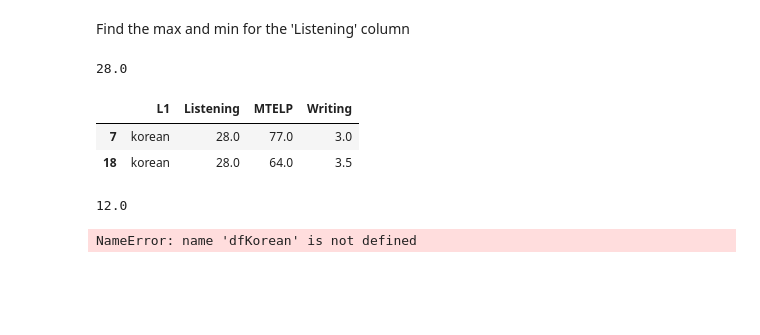
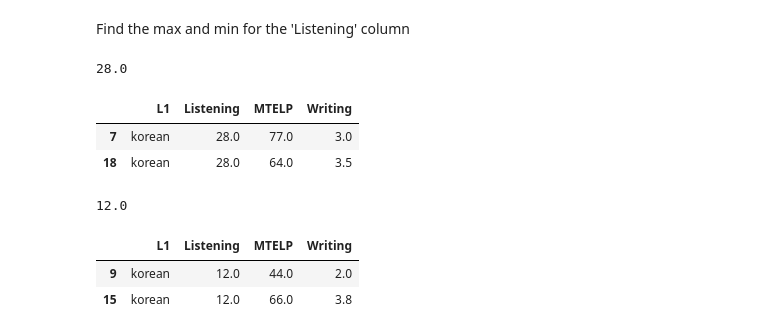
Before and after one commit to mmj32/Class-Practice-Repo, a Jupyter notebook: todo3/pandas_notes_robert.ipynb, the cells around one changed output. Drawn from its saved outputs; the diff is of its cells as text; code cells hidden in the pictures; blank space fills up the shorter version.

```diff
--- a/todo3/pandas_notes_robert.ipynb
+++ b/todo3/pandas_notes_robert.ipynb
@@ -384,6 +384,10 @@ Lmin
 # %% [output]
 12.0
 # %%
-df_Lmin = dfKorean[df_Korean.Listening == Lmin]
+df_Lmin = df_Korean[df_Korean.Listening == Lmin]
-# %% [output]
-NameError: name 'dfKorean' is not defined
+# %%
+df_Lmin
+# %% [output]
+|  | L1 | Listening | MTELP | Writing |
+| 9 | korean | 12.0 | 44.0 | 2.0 |
+| 15 | korean | 12.0 | 66.0 | 3.8 |
```
